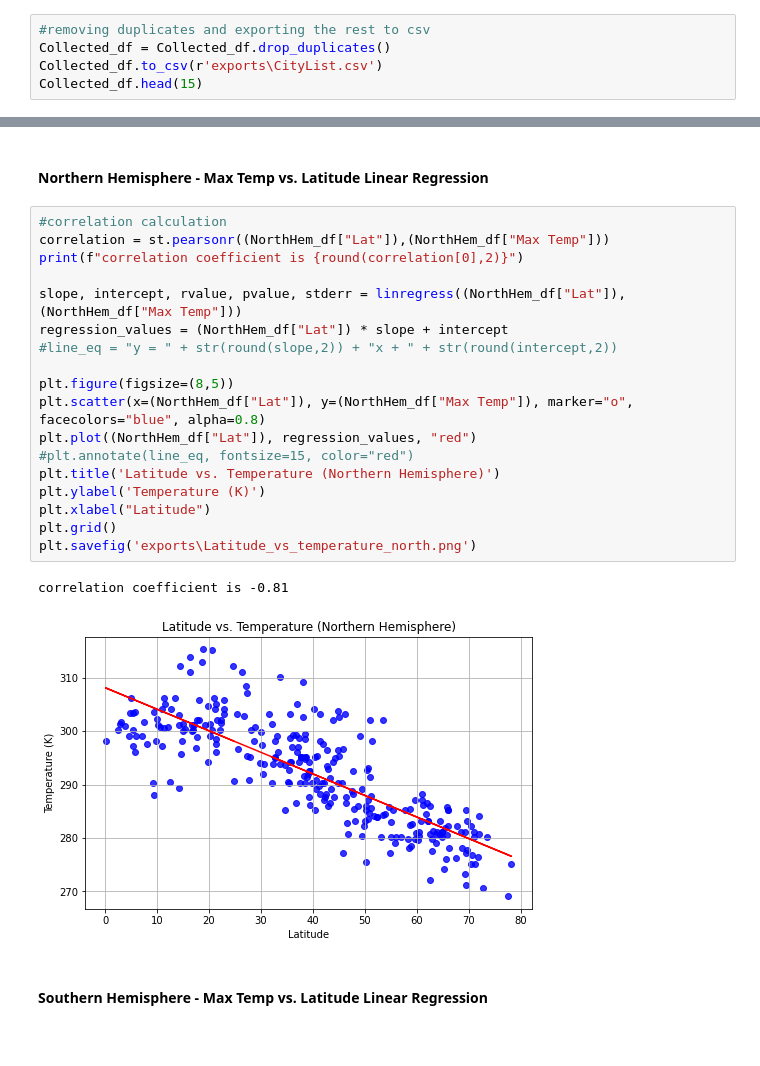
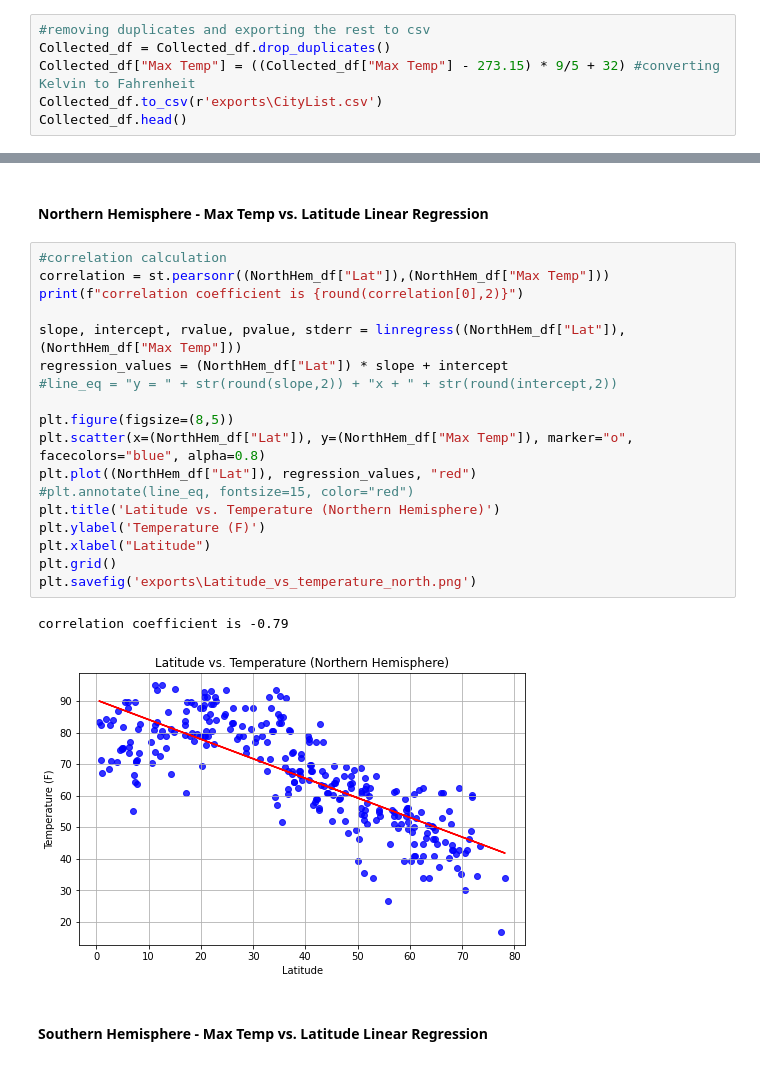
Before and after one commit to Snickett/python-api-challenge, a Jupyter notebook: WeatherPy/WeatherPy.ipynb, the cells around one changed output, grey strips where cells are left out. Cells and saved outputs as stored; diff of their text form.

Commit message:
temp data corrected, ready to turn in

```diff
--- a/WeatherPy/WeatherPy.ipynb
+++ b/WeatherPy/WeatherPy.ipynb
@@ -92,7 +92,8 @@ Data Retrieval Complete
 # %%
 #removing duplicates and exporting the rest to csv
 Collected_df = Collected_df.drop_duplicates()
+Collected_df["Max Temp"] = ((Collected_df["Max Temp"] - 273.15) * 9/5 + 32) #converting Kelvin to Fahrenheit
 Collected_df.to_csv(r'exports\CityList.csv')
-Collected_df.head(15)
+Collected_df.head()
 # %% [output]
 |  | City | Lat | Lng | Max Temp | Humidity | Cloudiness | Wind Speed | Country | Date |
@@ -188,24 +182,24 @@ SouthHem_df=Collected_df2[Collected_df2["Lat"]<0]
 # %%
 #correlation calculation
 correlation = st.pearsonr((NorthHem_df["Lat"]),(NorthHem_df["Max Temp"]))
 print(f"correlation coefficient is {round(correlation[0],2)}")
 
 slope, intercept, rvalue, pvalue, stderr = linregress((NorthHem_df["Lat"]),(NorthHem_df["Max Temp"]))
 regression_values = (NorthHem_df["Lat"]) * slope + intercept
 #line_eq = "y = " + str(round(slope,2)) + "x + " + str(round(intercept,2))
 
 plt.figure(figsize=(8,5))
 plt.scatter(x=(NorthHem_df["Lat"]), y=(NorthHem_df["Max Temp"]), marker="o", facecolors="blue", alpha=0.8)
 plt.plot((NorthHem_df["Lat"]), regression_values, "red")
 #plt.annotate(line_eq, fontsize=15, color="red")
 plt.title('Latitude vs. Temperature (Northern Hemisphere)')
-plt.ylabel('Temperature (K)')
+plt.ylabel('Temperature (F)')
 plt.xlabel("Latitude")
 plt.grid()
 plt.savefig('exports\Latitude_vs_temperature_north.png')
 # %% [output]
-correlation coefficient is -0.81
+correlation coefficient is -0.79
-[figure, old version]
+[figure, new version]
 # %% [markdown]
 ####  Southern Hemisphere - Max Temp vs. Latitude Linear Regression
 # %%
```
Also changed, not shown: parts of 16 cells of this notebook, 15 other files.
